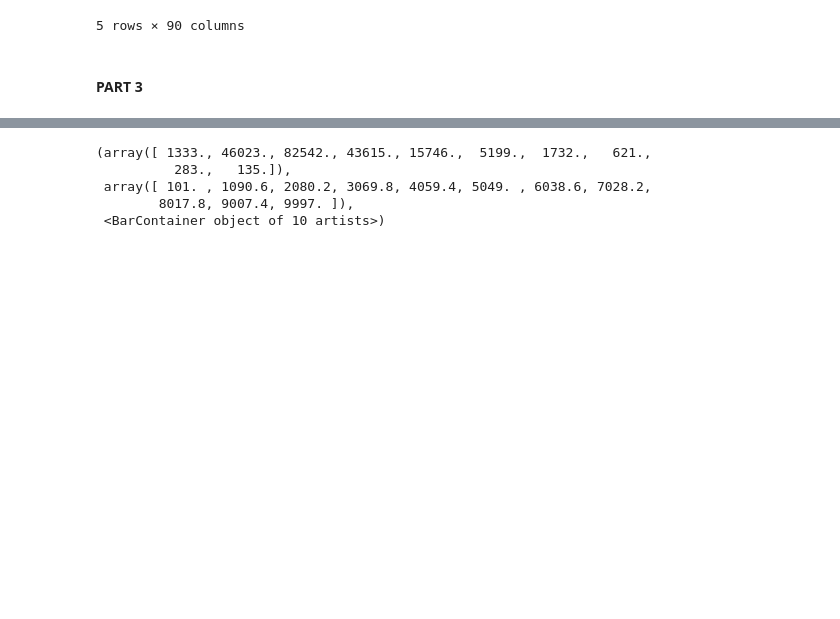
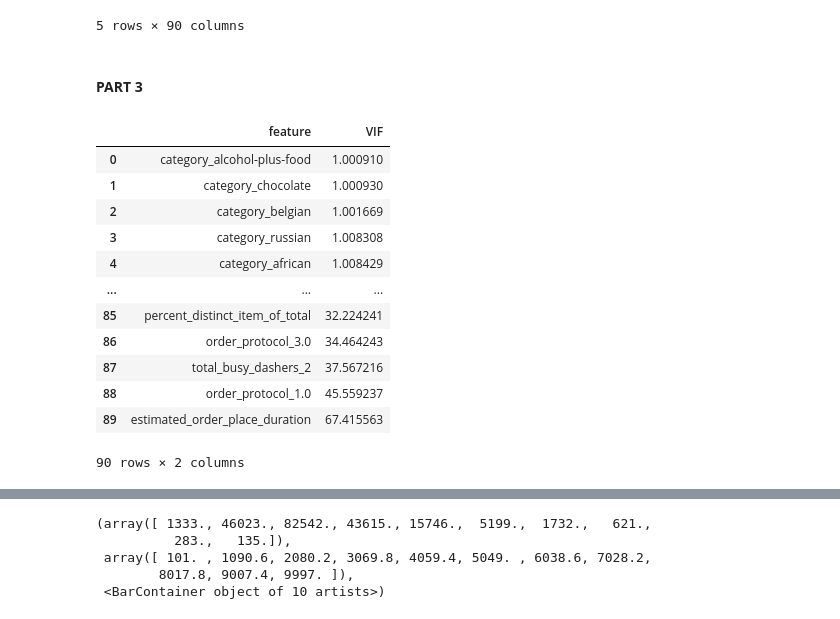
Before and after one commit to DavidGuzzi/SC_DS_Projects, a Jupyter notebook: Delivery Duration Prediction, DoorDash/data/prediction.ipynb, the cells around one changed output, grey strips where cells are left out. Saved outputs shown, nothing was run; the diff lists cells and outputs as text; code cells hidden in the pictures; blank space fills up the shorter version.

```diff
--- a/Delivery Duration Prediction, DoorDash/data/prediction.ipynb
+++ b/Delivery Duration Prediction, DoorDash/data/prediction.ipynb
@@ -268,3 +268,21 @@ def compute_vif(features):
     vif_data['VIF'] = [variance_inflation_factor(train_df[features].values, i) for i in range(len(features))]
 
     return vif_data.sort_values(by=['VIF']).reset_index(drop=True)
+# %%
+features = train_df.columns.to_list()
+vif_data = compute_vif(features)
+vif_data
+# %% [output]
+|  | feature | VIF |
+| 0 | category_alcohol-plus-food | 1.000910 |
+| 1 | category_chocolate | 1.000930 |
+| 2 | category_belgian | 1.001669 |
+| 3 | category_russian | 1.008308 |
+| 4 | category_african | 1.008429 |
+| ... | ... | ... |
+| 85 | percent_distinct_item_of_total | 32.224241 |
+| 86 | order_protocol_3.0 | 34.464243 |
+| 87 | total_busy_dashers_2 | 37.567216 |
+| 88 | order_protocol_1.0 | 45.559237 |
+| 89 | estimated_order_place_duration | 67.415563 |
+90 rows × 2 columns
```
Also changed, not shown: parts of 3 cells of this notebook.
